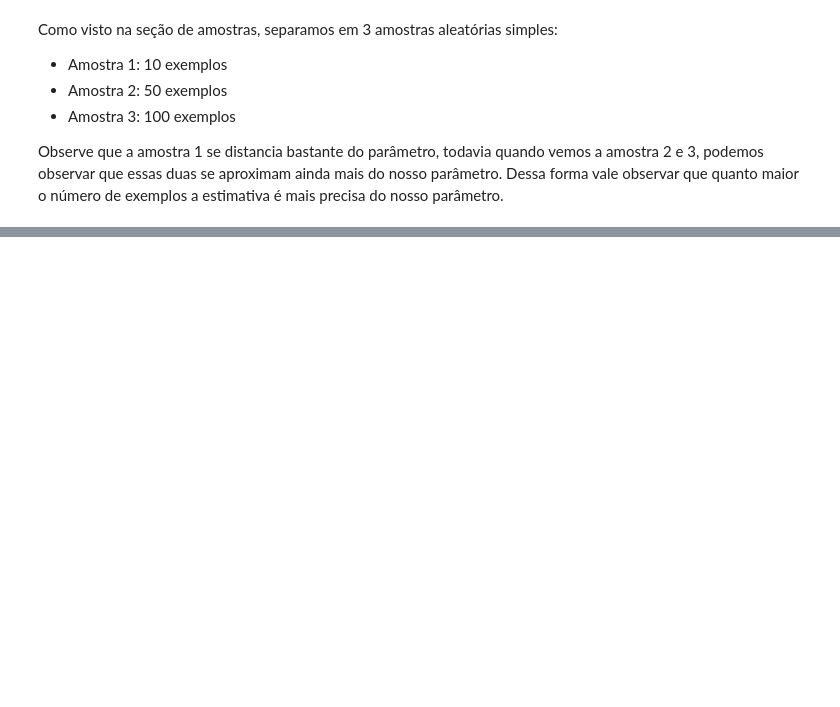
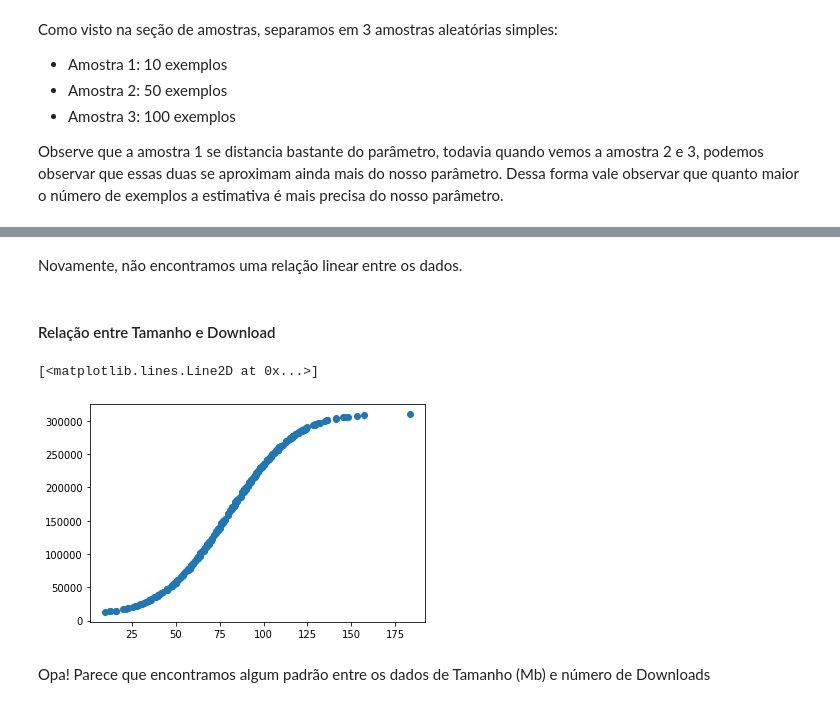
Before and after one commit to SteffanoP/06243-estatistica-exploratoria-I, a Jupyter notebook: Avaliacao_estatistica_de_um_banco_de_dados.ipynb, the cells around one changed output, grey strips where cells are left out. Cells and saved outputs as stored; diff of their text form; code cells hidden in the pictures; blank space fills up the shorter version.

```diff
--- a/Avaliacao_estatistica_de_um_banco_de_dados.ipynb
+++ b/Avaliacao_estatistica_de_um_banco_de_dados.ipynb
@@ -259,0 +447,11 @@ Observe que a amostra 1 se distancia bastante do parâmetro, todavia quando vemo
+# %% [markdown]
+Novamente, não encontramos uma relação linear entre os dados.
+# %% [markdown]
+#### Relação entre Tamanho e Download
+# %%
+plt.plot(dados_tamanho, dados_download, 'o')
+# %% [output]
+[<matplotlib.lines.Line2D at 0x...>]
+[figure, added]
+# %% [markdown]
+Opa! Parece que encontramos algum padrão entre os dados de Tamanho (Mb) e número de Downloads
```
Also changed, not shown: parts of 56 cells of this notebook, 1 other file.
